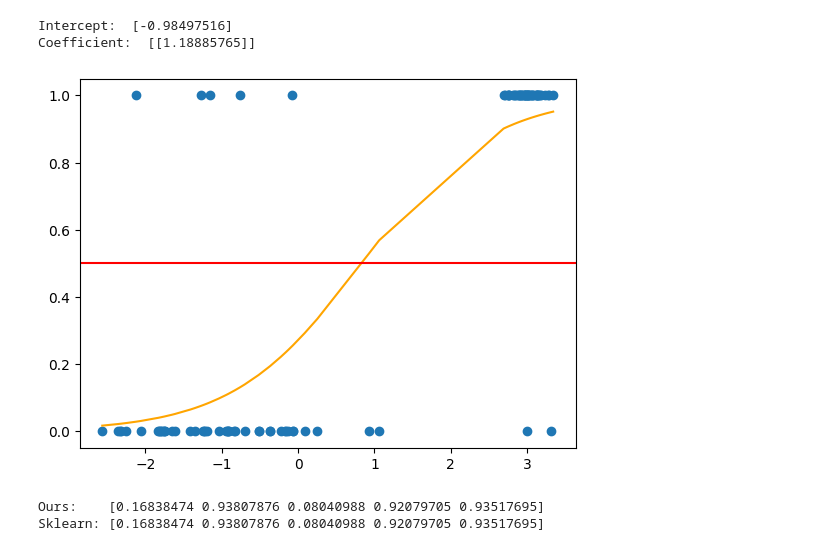
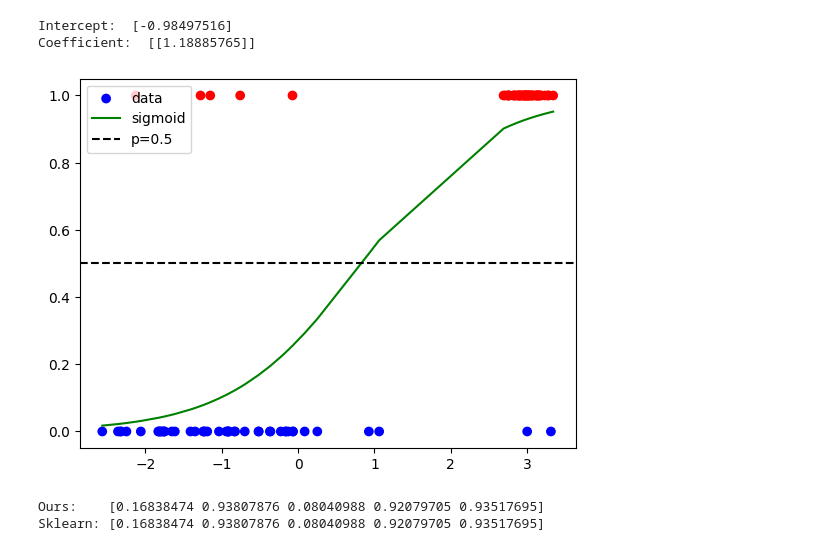
Before and after one commit to BenaliOssama/classification, a Jupyter notebook: ex03/Notebook_ex03.ipynb, the cells around one changed output. Cells and saved outputs as stored; diff of their text form; code cells hidden in the pictures.

```diff
--- a/ex03/Notebook_ex03.ipynb
+++ b/ex03/Notebook_ex03.ipynb
@@ -31,18 +31,18 @@ Coefficient:  [[1.18885765]]
 # %%
 # X is 2D shape (100,1), we need 1D for plotting
 X_plot = X.reshape(1, -1)[0]
 X_sorted = np.sort(X_plot)
 
 # Compute the sigmoid curve using what the model learned
 p = 1 / (1 + np.exp(-(clf.coef_[0][0] * X_sorted + clf.intercept_[0])))
 
-plt.scatter(X_plot, y, label="data")
-plt.plot(X_sorted, p, color='orange', label="sigmoid")
-plt.axhline(0.5, color='red',  label="p=0.5")
-#plt.legend()
+plt.scatter(X_plot, y, c=y, cmap='bwr', label="data")
+plt.plot(X_sorted, p, color='green', label="sigmoid")
+plt.axhline(0.5, color='black', linestyle='--', label="p=0.5")
+plt.legend()
 plt.show()
 # %% [output]
-[figure, old version]
+[figure, new version]
 # %%
 def predict_probability(coefs, X):
     '''
```
